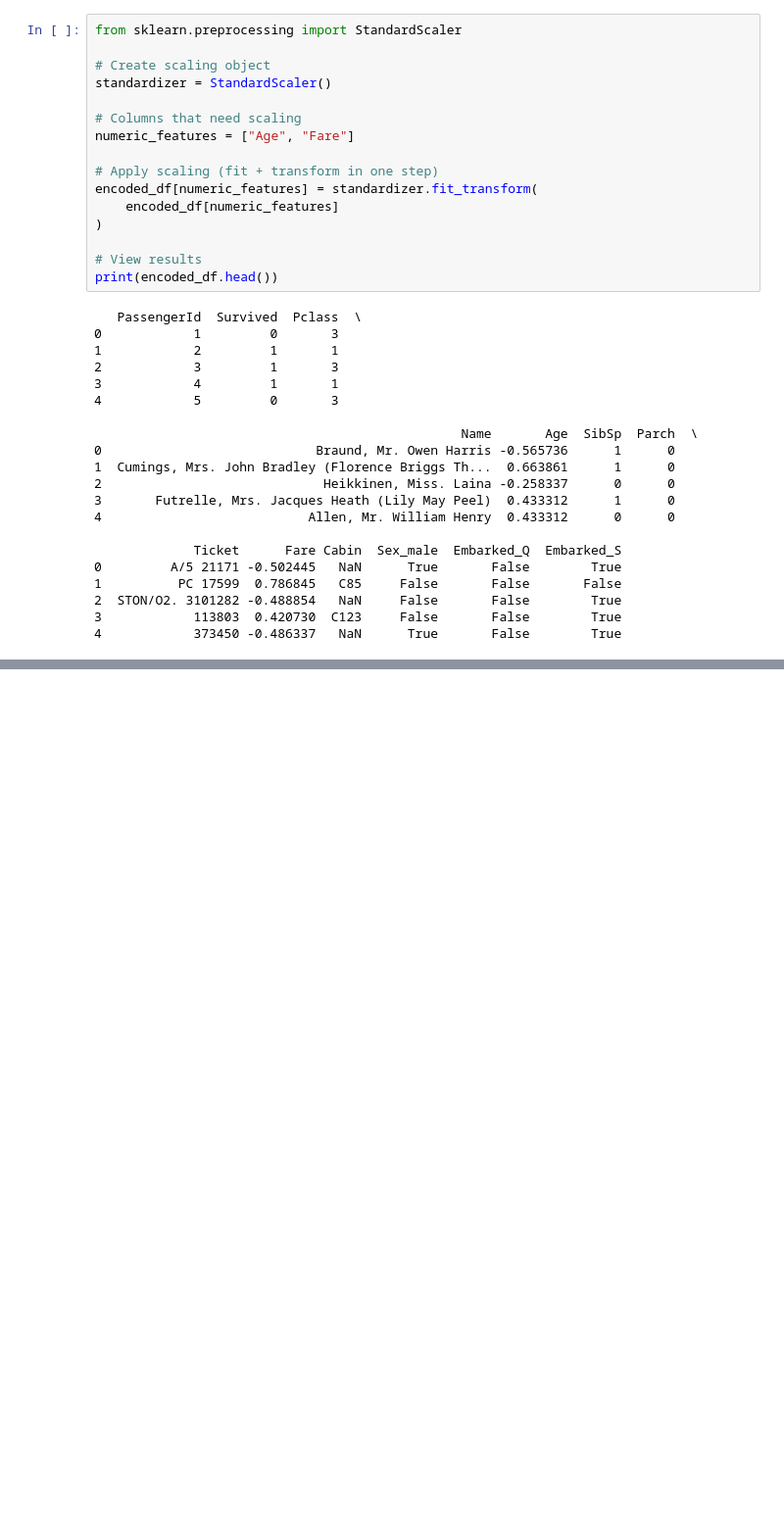
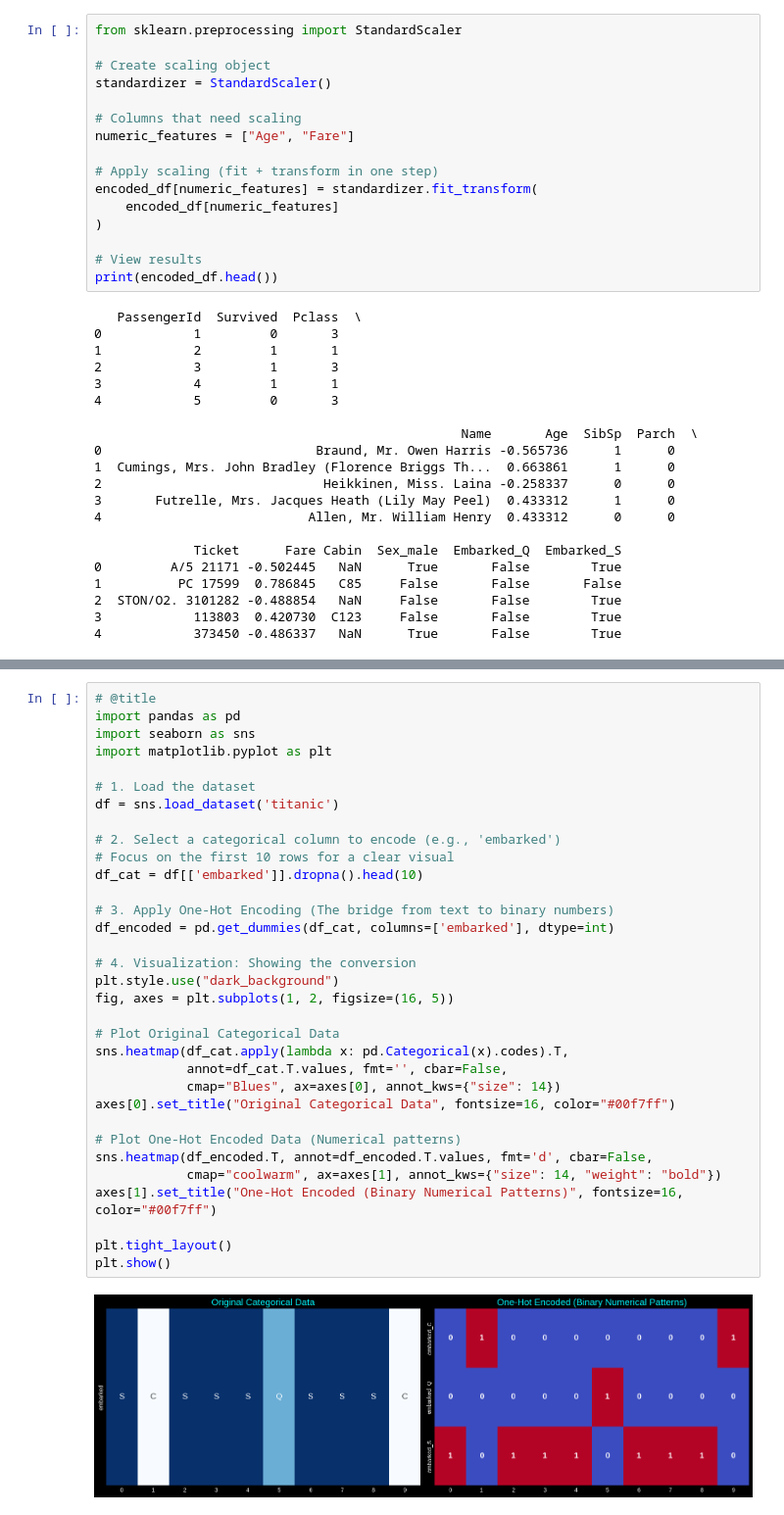
Before and after one commit to mrivassnj-svg/HCC_ITAI_1371_SPR26, a Jupyter notebook: Module_05_Lab_Data_Preparation.ipynb, the cells around one changed output, grey strips where cells are left out. Shown at 98% size. Drawn from its saved outputs; the diff is of its cells as text; blank space fills up the shorter version.

```diff
--- a/Module_05_Lab_Data_Preparation.ipynb
+++ b/Module_05_Lab_Data_Preparation.ipynb
@@ -214,0 +314,35 @@ plt.show()
+# %%
+# @title
+import pandas as pd
+import seaborn as sns
+import matplotlib.pyplot as plt
+
+# 1. Load the dataset
+df = sns.load_dataset('titanic')
+
+# 2. Select a categorical column to encode (e.g., 'embarked')
+# Focus on the first 10 rows for a clear visual
+df_cat = df[['embarked']].dropna().head(10)
+
+# 3. Apply One-Hot Encoding (The bridge from text to binary numbers)
+df_encoded = pd.get_dummies(df_cat, columns=['embarked'], dtype=int)
+
+# 4. Visualization: Showing the conversion
+plt.style.use("dark_background")
+fig, axes = plt.subplots(1, 2, figsize=(16, 5))
+
+# Plot Original Categorical Data
+sns.heatmap(df_cat.apply(lambda x: pd.Categorical(x).codes).T,
+            annot=df_cat.T.values, fmt='', cbar=False,
+            cmap="Blues", ax=axes[0], annot_kws={"size": 14})
+axes[0].set_title("Original Categorical Data", fontsize=16, color="#00f7ff")
+
+# Plot One-Hot Encoded Data (Numerical patterns)
+sns.heatmap(df_encoded.T, annot=df_encoded.T.values, fmt='d', cbar=False,
+            cmap="coolwarm", ax=axes[1], annot_kws={"size": 14, "weight": "bold"})
+axes[1].set_title("One-Hot Encoded (Binary Numerical Patterns)", fontsize=16, color="#00f7ff")
+
+plt.tight_layout()
+plt.show()
+# %% [output]
+[figure, added]
```
Also changed, not shown: parts of 11 cells of this notebook.
